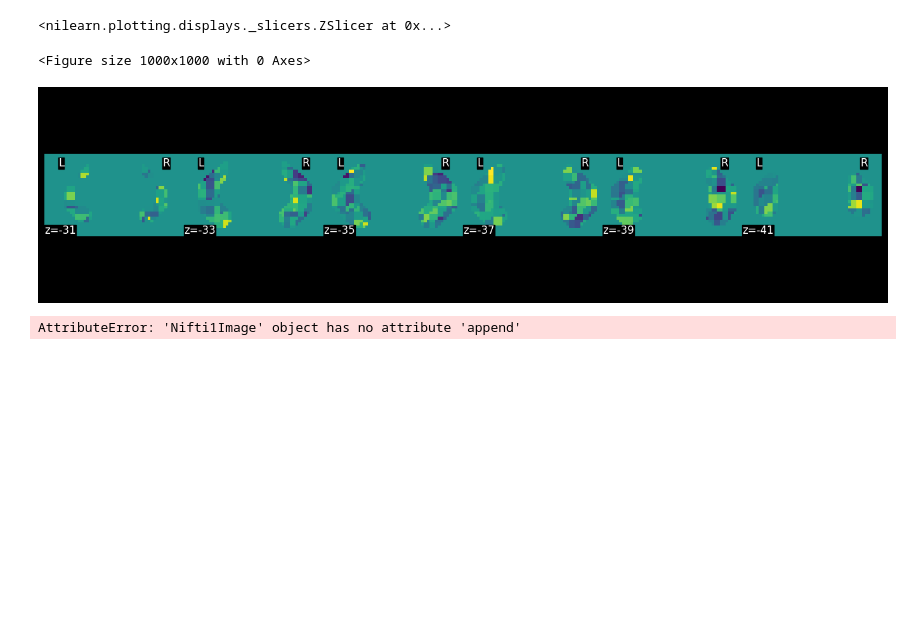
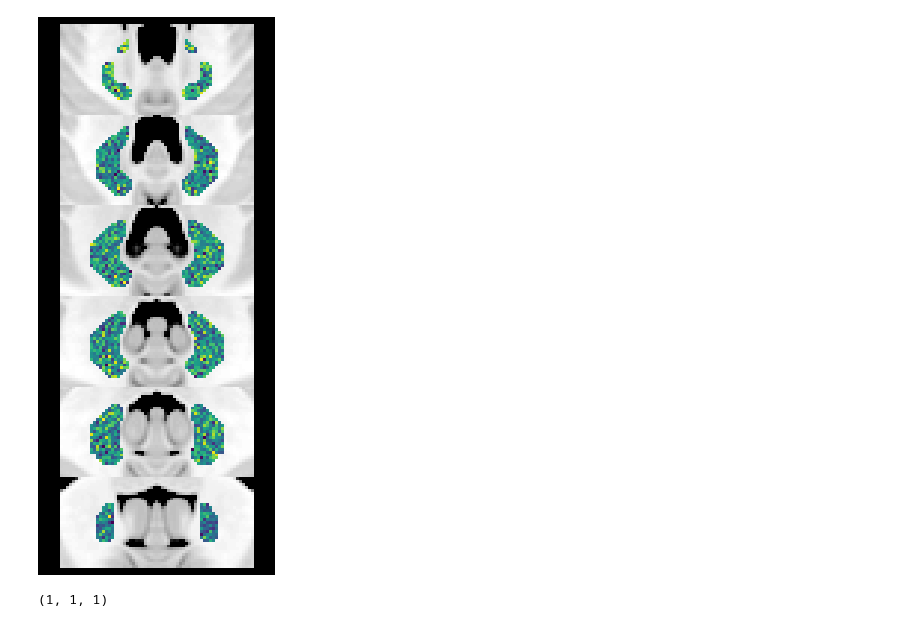
Before and after one commit to DiedrichsenLab/Functional_Fusion, a Jupyter notebook: notebooks/plot_maps.ipynb, the cells around one changed output. Cells and saved outputs as stored; diff of their text form; code cells hidden in the pictures; blank space fills up the shorter version.

Commit message:
plot_dentate_map

```diff
--- a/notebooks/plot_maps.ipynb
+++ b/notebooks/plot_maps.ipynb
@@ -16,24 +17,35 @@ dat,dinf,_ = ds.get_dataset(base_dir,'Language',atlas='MNISymDentate1', sess='se
 # %%
 adir = ut.default_atlas_dir
-bg_img = nb.load(adir + '/tpl-MNI152NLin2009cSym/tpl-MNI152NLin2009cSym_res-1_dentate.nii')
+bg_img1 = nb.load(adir + '/tpl-MNI152NLin2009cSym/tpl-MNI152NLin2009cSym_res-1_dentate.nii')
+bg_img2 = nb.load(adir + '/tpl-MNI152NLin2009cSymC/tpl-MNI152NLin2009cSymC_T1w.nii')
 # Project the functional data into the atlas space
-fcn_img = dn.data_to_nifti(dat[0,:])
+fcn_img = dn.data_to_nifti(np.random.normal(size=(dn.P,)))
 # %%
 # Cut out the voxel correct coordinates
-c1 = np.array([-25,-70,-43]).reshape((3,1)) # Lower left corner of image
-c2 = np.array([25,-40,-20]).reshape((3,1)) # Upper right corner of image
+c1 = np.array([-32,-70,-43]).reshape((3,1)) # Lower left corner of image
+c2 = np.array([32,-40,-20]).reshape((3,1)) # Upper right corner of image
 # transform these into voxel coordinates
-v1 = nt.affine_transform_mat(c1,inv(bg_img.affine)).astype(int).squeeze()
-v2 = nt.affine_transform_mat(c2,inv(bg_img.affine)).astype(int).squeeze()
+v1 = nt.affine_transform_mat(c1,inv(bg_img1.affine)).astype(int).squeeze()
+v2 = nt.affine_transform_mat(c2,inv(bg_img1.affine)).astype(int).squeeze()
+w1 = nt.affine_transform_mat(c1,inv(bg_img2.affine)).astype(int).squeeze()
+w2 = nt.affine_transform_mat(c2,inv(bg_img2.affine)).astype(int).squeeze()
 # %%
-bg = bg_img.slicer[v1[0]:v2[0],v1[1]:v2[1],v1[2]:v2[2]]
-fc = fcn_img.slicer[v1[0]:v2[0],v1[1]:v2[1],v1[2]:v2[2],0]
-fig = plt.figure(figsize=(10,10))
-nlp.plot_img(fc,bg_img=bg,
-    display_mode="z",
-    cut_coords=[-31,-33,-35,-37,-39,-41],
-    black_bg=True)
+bg1 = bg_img1.slicer[v1[0]:v2[0]+1,v1[1]:v2[1]+1,v1[2]:v2[2]+1]
+bg2 = bg_img2.slicer[w1[0]:w2[0]+1,w1[1]:w2[1]+1,w1[2]:w2[2]+1]
+fc = fcn_img.slicer[v1[0]:v2[0]+1,v1[1]:v2[1]+1,v1[2]:v2[2]+1]
+
+fig = plt.figure(figsize=(4,10),facecolor='black')
+gs = GridSpec(6, 1,fig,hspace=0)
+z_coords = [-31,-33,-35,-37,-39,-42]
+for j,z in enumerate(z_coords):
+    ax = fig.add_subplot(gs[j,0])
+    nlp.plot_img(fc,
+        display_mode="z",
+        threshold=0,
+        cut_coords=[z],
+        bg_img=bg2,
+        black_bg=True,
+        axes=ax,
+        annotate=False)
 # %% [output]
-<nilearn.plotting.displays._slicers.ZSlicer at 0x...>
-<Figure size 1000x1000 with 0 Axes>
-[figure, old version]
+[figure, new version]
@@ -46,22 +52,4 @@ v2 = nt.affine_transform_mat(c2,inv(bg_img.affine)).astype(int)
-# %%
-
-# Cut out left and right dentate
-
-for i in range(2):
-    bg.append(bg_img.slicer[v1[0]:v2[0],v1[1]:v2[1],v1[2]:v2[2]])
-    fc.append(fcn_img.slicer[v1[0]:v2[0],v1[1]:v2[1],v1[2]:v2[2],0])
-
-fig = plt.figure(figsize=(10,10))
-
-gs = GridSpec(6, 2)
-ax1 = fig.add_subplot(gs[0])
-ax2 = fig.add_subplot(gs[1])
-ax3 = fig.add_subplot(gs[2])
-ax4 = fig.add_subplot(gs[3])
-nlp.plot_img(fc,bg_img=bg,
-    display_mode="z",
-    axes=ax,
-    cut_coords=[-31,-33,-35,-37,-39],
-    black_bg=True)
-# %% [output]
-AttributeError: 'Nifti1Image' object has no attribute 'append'
+# %%
+bg2.shape
+# %% [output]
+(1, 1, 1)
```
Also changed, not shown: parts of 8 cells of this notebook.
